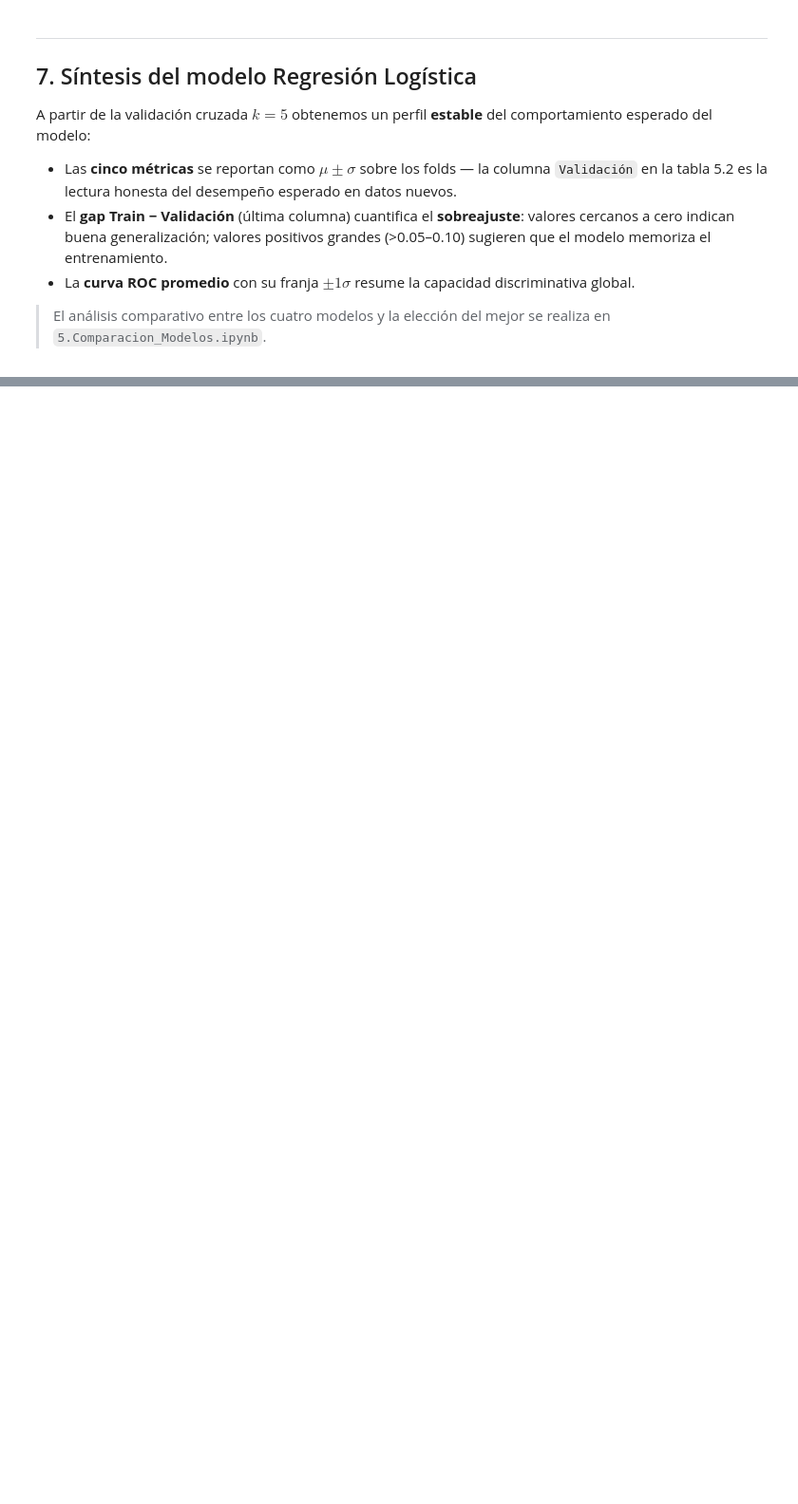
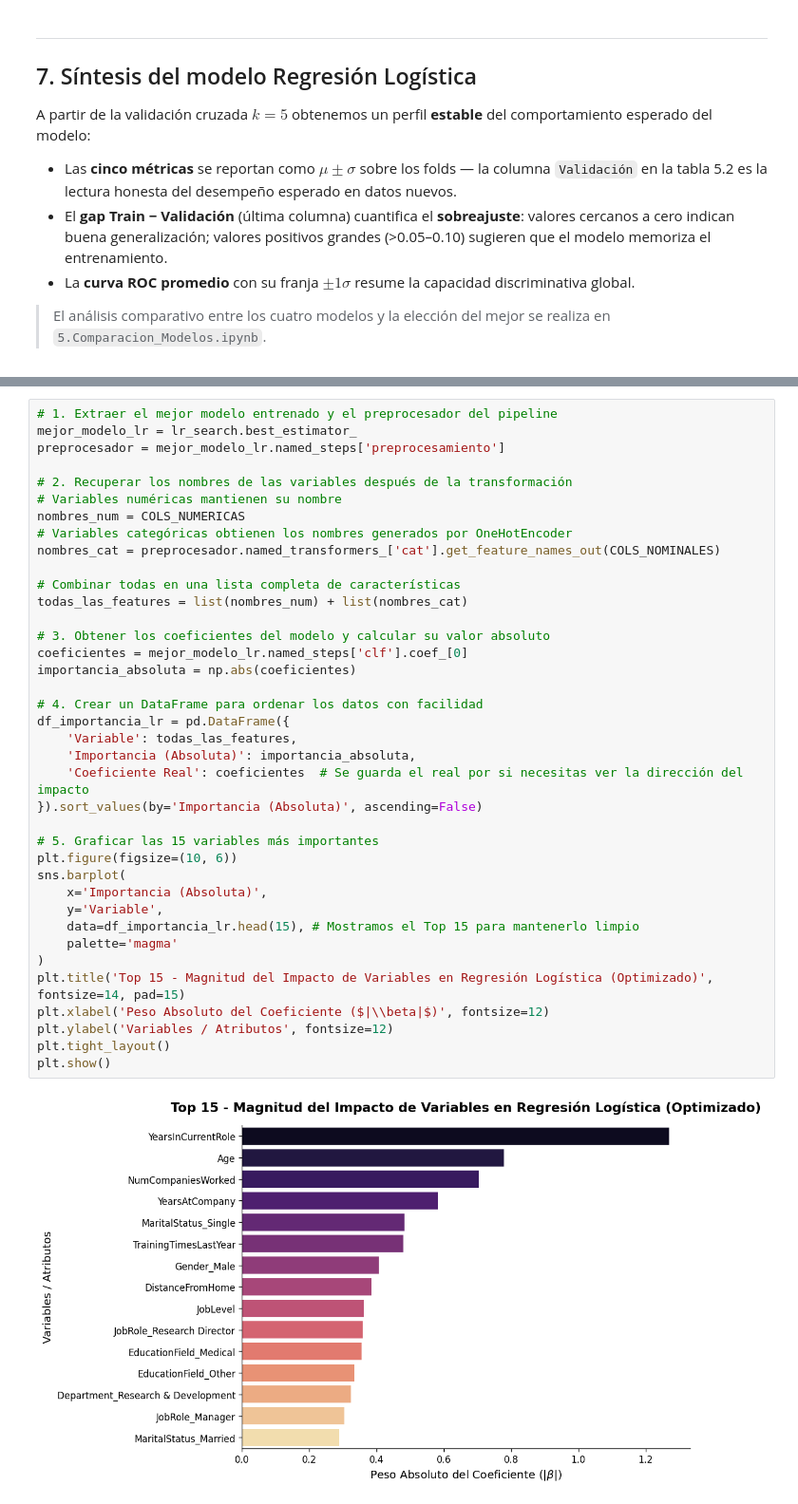
Before and after one commit to SebastianBetancur08/analitica-proyecto, a Jupyter notebook: notebooks/modelos_clasificacion/1.Regresion_Logistica.ipynb, the cells around one changed output, grey strips where cells are left out. Shown at 95% size. Saved outputs shown, nothing was run; the diff lists cells and outputs as text; blank space fills up the shorter version.

```diff
--- a/notebooks/modelos_clasificacion/1.Regresion_Logistica.ipynb
+++ b/notebooks/modelos_clasificacion/1.Regresion_Logistica.ipynb
@@ -589,0 +672,40 @@ A partir de la validación cruzada $k=5$ obtenemos un perfil **estable** del com
+# %%
+# 1. Extraer el mejor modelo entrenado y el preprocesador del pipeline
+mejor_modelo_lr = lr_search.best_estimator_
+preprocesador = mejor_modelo_lr.named_steps['preprocesamiento']
+
+# 2. Recuperar los nombres de las variables después de la transformación
+# Variables numéricas mantienen su nombre
+nombres_num = COLS_NUMERICAS
+# Variables categóricas obtienen los nombres generados por OneHotEncoder
+nombres_cat = preprocesador.named_transformers_['cat'].get_feature_names_out(COLS_NOMINALES)
+
+# Combinar todas en una lista completa de características
+todas_las_features = list(nombres_num) + list(nombres_cat)
+
+# 3. Obtener los coeficientes del modelo y calcular su valor absoluto
+coeficientes = mejor_modelo_lr.named_steps['clf'].coef_[0]
+importancia_absoluta = np.abs(coeficientes)
+
+# 4. Crear un DataFrame para ordenar los datos con facilidad
+df_importancia_lr = pd.DataFrame({
+    'Variable': todas_las_features,
+    'Importancia (Absoluta)': importancia_absoluta,
+    'Coeficiente Real': coeficientes  # Se guarda el real por si necesitas ver la dirección del impacto
+}).sort_values(by='Importancia (Absoluta)', ascending=False)
+
+# 5. Graficar las 15 variables más importantes
+plt.figure(figsize=(10, 6))
+sns.barplot(
+    x='Importancia (Absoluta)',
+    y='Variable',
+    data=df_importancia_lr.head(15), # Mostramos el Top 15 para mantenerlo limpio
+    palette='magma'
+)
+plt.title('Top 15 - Magnitud del Impacto de Variables en Regresión Logística (Optimizado)', fontsize=14, pad=15)
+plt.xlabel('Peso Absoluto del Coeficiente ($|\\beta|$)', fontsize=12)
+plt.ylabel('Variables / Atributos', fontsize=12)
+plt.tight_layout()
+plt.show()
+# %% [output]
+[figure, added]
```
Also changed, not shown: parts of 5 cells of this notebook, 3 other files.
